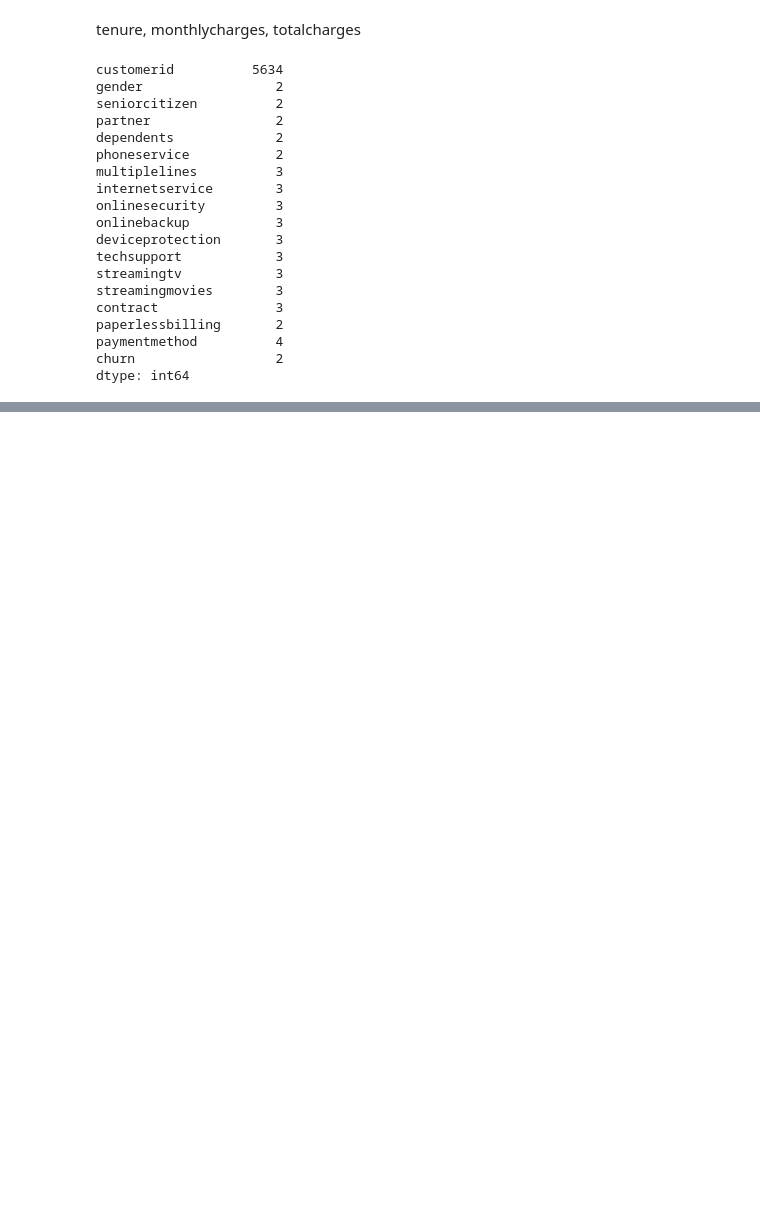
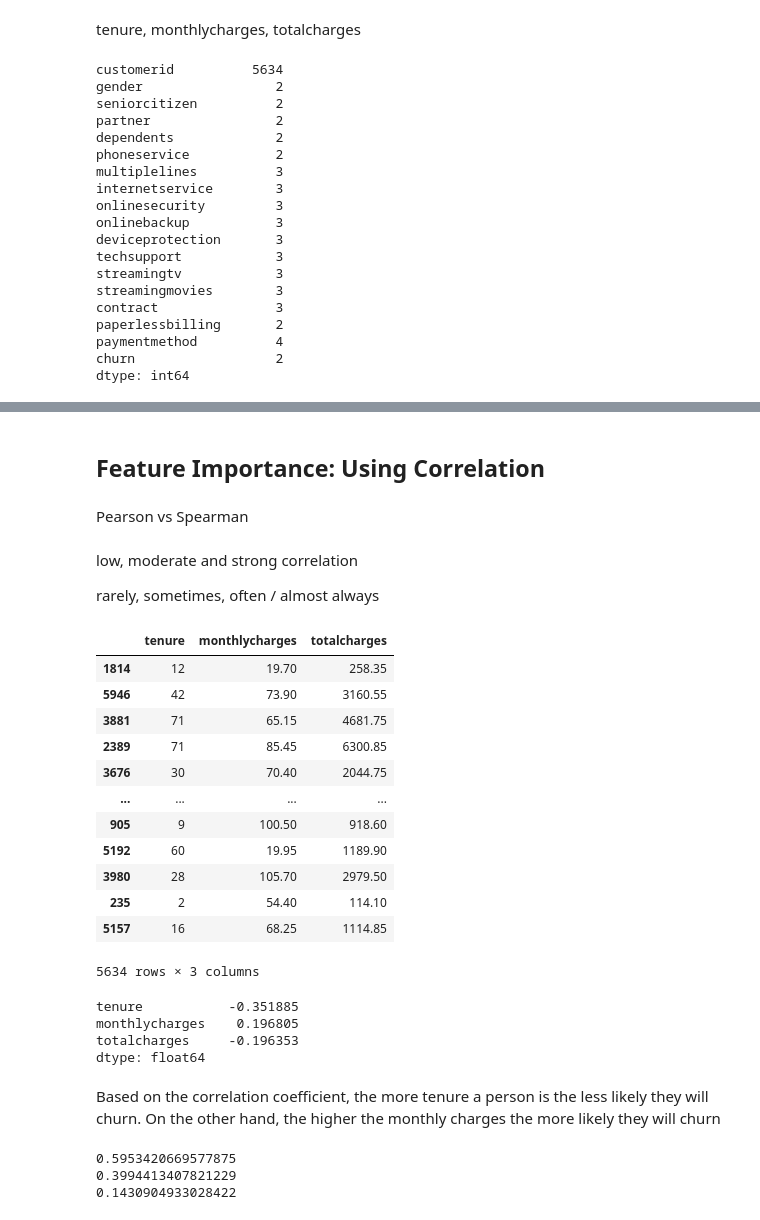
Before and after one commit to pyjom/ml-zoomcamp-2025, a Jupyter notebook: week3/week3.ipynb, the cells around one changed output, grey strips where cells are left out. Drawn from its saved outputs; the diff is of its cells as text; code cells hidden in the pictures; blank space fills up the shorter version.

```diff
--- a/week3/week3.ipynb
+++ b/week3/week3.ipynb
@@ -351,0 +563,45 @@ dtype: int64
+# %% [markdown]
+## **Feature Importance**: Using Correlation
+# %% [markdown]
+Pearson vs Spearman
+# %% [markdown]
+low, moderate and strong correlation
+
+rarely, sometimes, often /  almost always
+# %%
+df_full_train[numerical]
+# %% [output]
+|  | tenure | monthlycharges | totalcharges |
+| 1814 | 12 | 19.70 | 258.35 |
+| 5946 | 42 | 73.90 | 3160.55 |
+| 3881 | 71 | 65.15 | 4681.75 |
+| 2389 | 71 | 85.45 | 6300.85 |
+| 3676 | 30 | 70.40 | 2044.75 |
+| ... | ... | ... | ... |
+| 905 | 9 | 100.50 | 918.60 |
+| 5192 | 60 | 19.95 | 1189.90 |
+| 3980 | 28 | 105.70 | 2979.50 |
+| 235 | 2 | 54.40 | 114.10 |
+| 5157 | 16 | 68.25 | 1114.85 |
+5634 rows × 3 columns
+# %%
+df_full_train[numerical].corrwith(df_full_train['churn'])
+# %% [output]
+tenure           -0.351885
+monthlycharges    0.196805
+totalcharges     -0.196353
+dtype: float64
+# %% [markdown]
+Based on the correlation coefficient, the more tenure a person is the less likely they will churn. On the other hand, the higher the monthly charges the more likely they will churn
+# %%
+# Taking a look at them
+
+print(df_full_train[df_full_train['tenure'] <= 2].churn.mean()) # less than  2 months in company
+
+print(df_full_train[(df_full_train['tenure'] > 2) & (df_full_train['tenure'] <= 12)].churn.mean())  # 2-12 months in the company
+
+print(df_full_train[df_full_train['tenure'] > 24].churn.mean()) # > 24 months in the company
+# %% [output]
+0.5953420669577875
+0.3994413407821229
+0.1430904933028422
```
Also changed, not shown: parts of 35 cells of this notebook.
